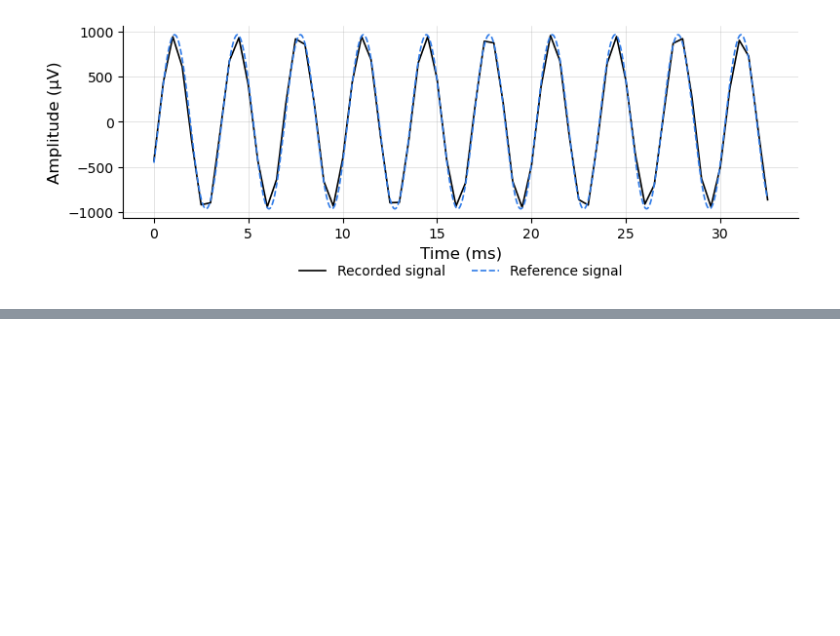
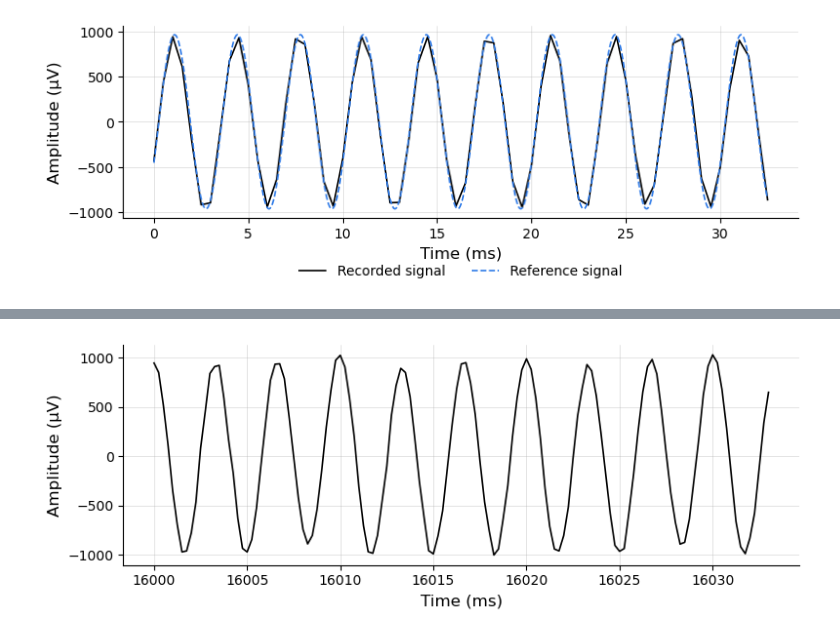
Before and after one commit to Simonseyfert/ble_plot, a Jupyter notebook: plot.ipynb, the cells around one changed output, grey strips where cells are left out. Drawn from its saved outputs; the diff is of its cells as text; code cells hidden in the pictures; blank space fills up the shorter version.

```diff
--- a/plot.ipynb
+++ b/plot.ipynb
@@ -306,0 +309,2 @@ Amplitude error:     35.24 µV  (3.52%)
+# %%
+df = pd.read_csv("data/300Hz_input_8_ch_4kHz_sampling_2kHz_fH_04.csv", sep=None, engine="python")
@@ -306,0 +326,10 @@ Amplitude error:     35.24 µV  (3.52%)
+# %%
+FS = 4000  # Hz, sampling rate
+
+n_samples = len(df)
+duration_ms = n_samples / FS * 1000
+
+print(f"Samples:  {n_samples}")
+print(f"Duration: {duration_ms:.1f} ms")
+
+max_duration_ms = duration_ms  # used as upper bound in plotting cell
@@ -306,0 +367,71 @@ Amplitude error:     35.24 µV  (3.52%)
+# %%
+# ── Derived quantities ─────────────────────────────────────────────
+if N_CYCLES is not None:
+    window_ms = N_CYCLES / F_INPUT * 1000
+else:
+    window_ms = WINDOW_MS
+
+end_ms = START_MS + window_ms
+assert end_ms <= max_duration_ms, (
+    f"Window end ({end_ms:.1f} ms) exceeds recording length ({max_duration_ms:.1f} ms)"
+)
+
+# ── Slice data ─────────────────────────────────────────────────────
+start_idx = int(START_MS / 1000 * FS)
+end_idx   = int(end_ms   / 1000 * FS)
+
+time_ms = np.arange(start_idx, end_idx) / FS * 1000  # ms
+signal  = df[CHANNEL].iloc[start_idx:end_idx].values  # µV
+
+# ── Plot ───────────────────────────────────────────────────────────
+fig, ax = plt.subplots(figsize=(FIG_WIDTH, FIG_HEIGHT))
+
+ax.plot(time_ms, signal, linewidth=LINE_WIDTH, color=LINE_COLOR)
+
+ax.set_xlabel("Time (ms)", fontsize=FONT_SIZE_LABEL)
+ax.set_ylabel("Amplitude (µV)", fontsize=FONT_SIZE_LABEL)
+ax.tick_params(labelsize=FONT_SIZE_TICK)
+
+if Y_MIN is not None or Y_MAX is not None:
+    ax.set_ylim(Y_MIN, Y_MAX)
+
+if SHOW_TITLE:
+    title = (f"{CHANNEL} — {F_INPUT} Hz input, "
+             f"f_s = {FS} Hz, "
+             f"{N_CYCLES} cycles" if N_CYCLES else f"{window_ms:.1f} ms window")
+    ax.set_title(title, fontsize=FONT_SIZE_TITLE)
+
+if SHOW_GRID:
+    ax.grid(True, linewidth=0.4, alpha=0.6)
+
+ax.spines[["top", "right"]].set_visible(False)
+
+plt.tight_layout()
+plt.show()
+
+# ── Same plot with x-axis starting at 0 ───────────────────────────
+time_ms_zeroed = time_ms - time_ms[0]
+
+fig2, ax2 = plt.subplots(figsize=(FIG_WIDTH, FIG_HEIGHT))
+
+ax2.plot(time_ms_zeroed, signal, linewidth=LINE_WIDTH, color=LINE_COLOR)
+
+ax2.set_xlabel("Time (ms)", fontsize=FONT_SIZE_LABEL)
+ax2.set_ylabel("Amplitude (µV)", fontsize=FONT_SIZE_LABEL)
+ax2.tick_params(labelsize=FONT_SIZE_TICK)
+
+if Y_MIN is not None or Y_MAX is not None:
+    ax2.set_ylim(Y_MIN, Y_MAX)
+
+if SHOW_TITLE:
+    ax2.set_title(title, fontsize=FONT_SIZE_TITLE)
+
+if SHOW_GRID:
+    ax2.grid(True, linewidth=0.4, alpha=0.6)
+
+ax2.spines[["top", "right"]].set_visible(False)
+
+plt.tight_layout()
+plt.show()
+# %% [output]
+[figure, added]
```
Also changed, not shown: parts of 10 cells of this notebook, 2 other files.
